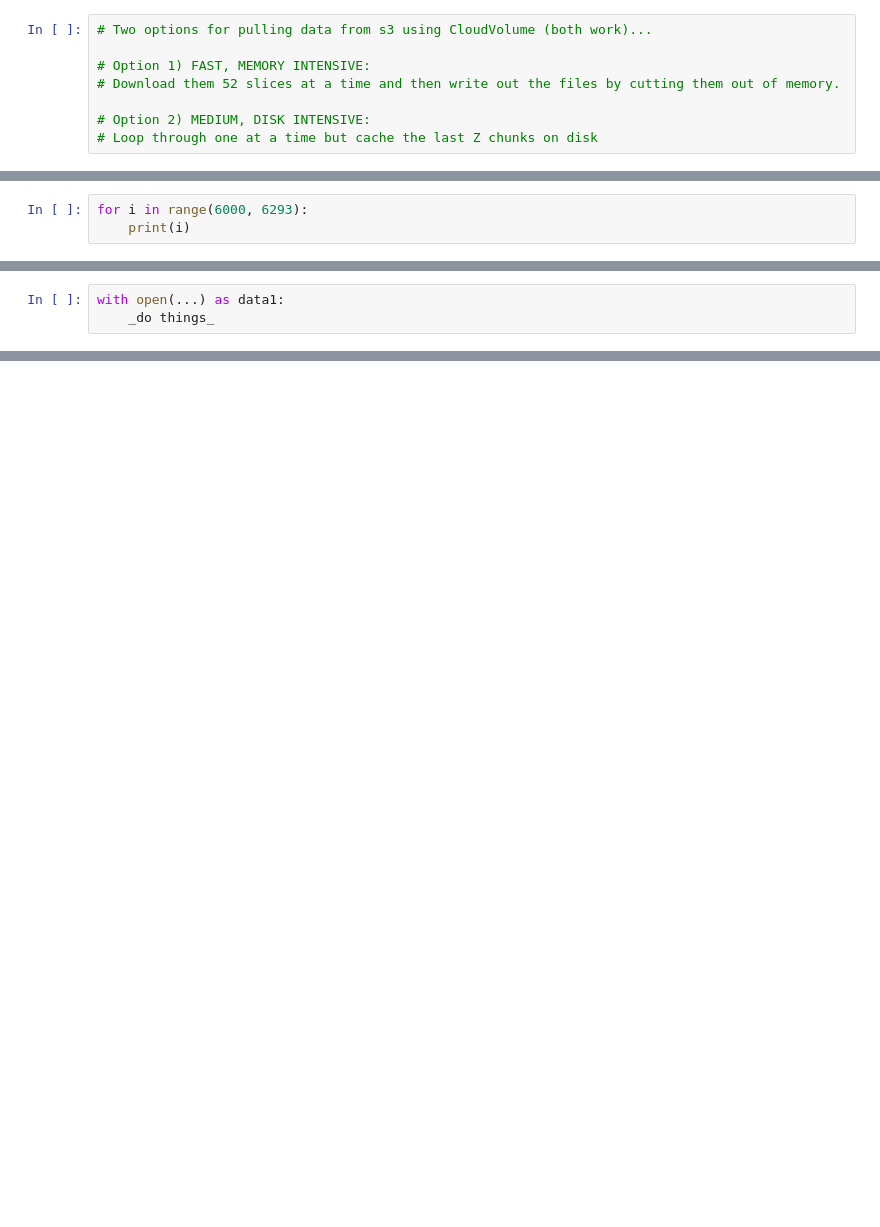
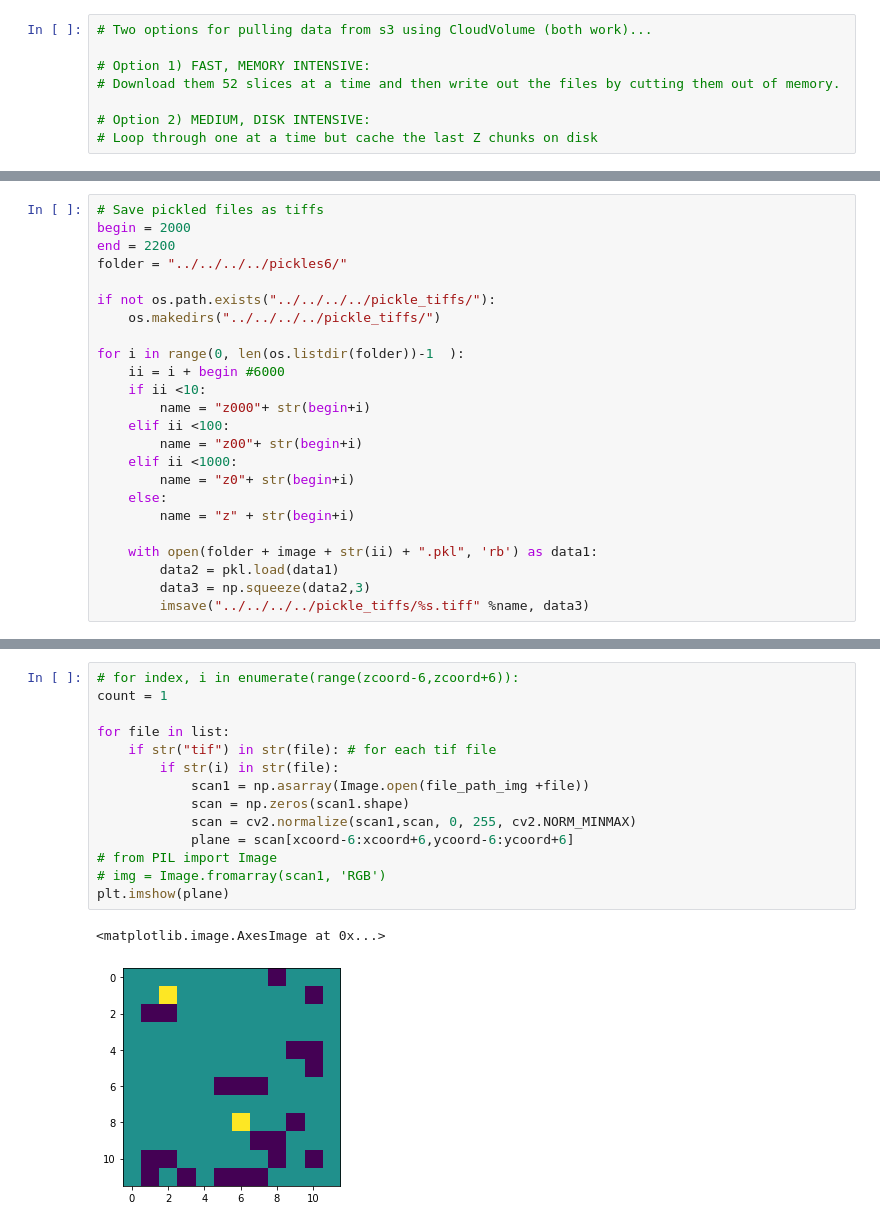
Before and after one commit to johnduva/NeuroData, a Jupyter notebook: johnsNDD_cell_extractor.ipynb, the cells around one changed output, grey strips where cells are left out. Cells and saved outputs as stored; diff of their text form; blank space fills up the shorter version.

```diff
--- a/johnsNDD_cell_extractor.ipynb
+++ b/johnsNDD_cell_extractor.ipynb
@@ -293,3 +48,0 @@ print("%s non-CMB regions were isolated." %(len(NCR)), "Adding to the master dic
-# %%
-for i in range(6000, 6293):
-    print(i)
@@ -357,3 +48,0 @@ arr[:,:,1] = final
-# %%
-with open(...) as data1:
-    _do things_
@@ -398,0 +100,24 @@ plt.imshow(NCR_total[34][5])
+# %%
+# Save pickled files as tiffs
+begin = 2000
+end = 2200
+folder = "../../../../pickles6/"
+
+if not os.path.exists("../../../../pickle_tiffs/"):
+    os.makedirs("../../../../pickle_tiffs/")
+
+for i in range(0, len(os.listdir(folder))-1  ):
+    ii = i + begin #6000
+    if ii <10:
+        name = "z000"+ str(begin+i)
+    elif ii <100:
+        name = "z00"+ str(begin+i)
+    elif ii <1000:
+        name = "z0"+ str(begin+i)
+    else:
+        name = "z" + str(begin+i)
+
+    with open(folder + image + str(ii) + ".pkl", 'rb') as data1:
+        data2 = pkl.load(data1)
+        data3 = np.squeeze(data2,3)
+        imsave("../../../../pickle_tiffs/%s.tiff" %name, data3)
@@ -398,0 +140,17 @@ plt.imshow(NCR_total[34][5])
+# %%
+# for index, i in enumerate(range(zcoord-6,zcoord+6)):
+count = 1
+
+for file in list:
+    if str("tif") in str(file): # for each tif file
+        if str(i) in str(file):
+            scan1 = np.asarray(Image.open(file_path_img +file))
+            scan = np.zeros(scan1.shape)
+            scan = cv2.normalize(scan1,scan, 0, 255, cv2.NORM_MINMAX)
+            plane = scan[xcoord-6:xcoord+6,ycoord-6:ycoord+6]
+# from PIL import Image
+# img = Image.fromarray(scan1, 'RGB')
+plt.imshow(plane)
+# %% [output]
+<matplotlib.image.AxesImage at 0x...>
+[figure, added]
```
Also changed, not shown: parts of 50 cells of this notebook.
